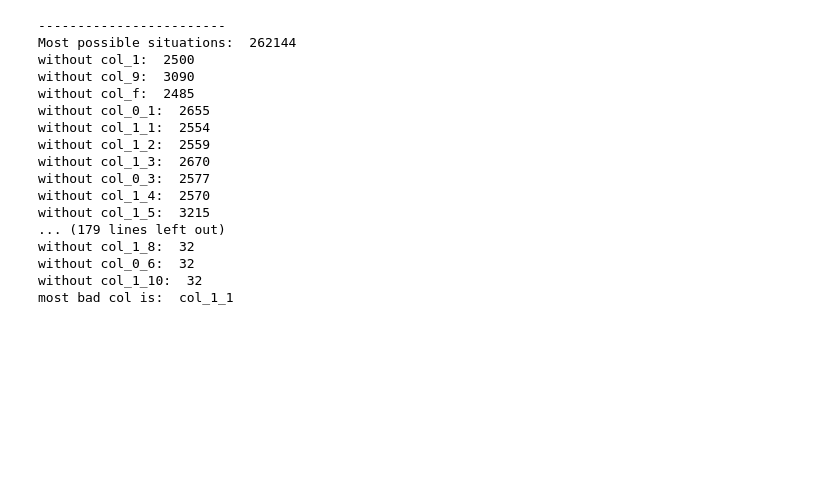
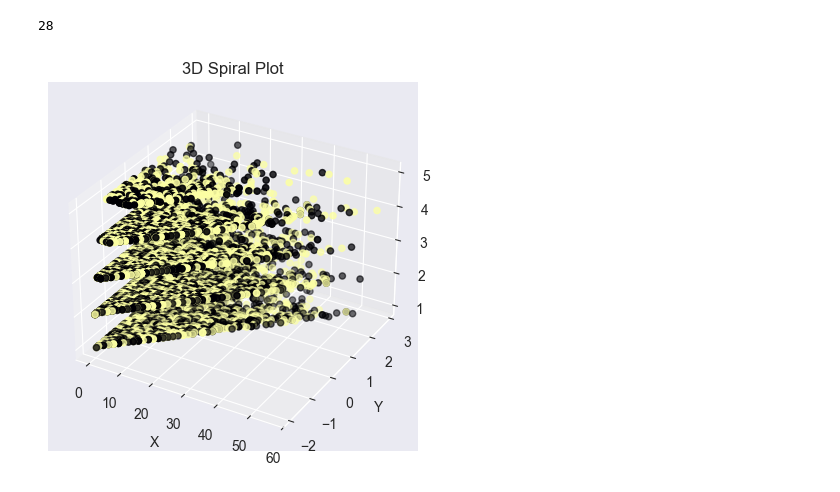
Before and after one commit to s0hei1/data_labs, a Jupyter notebook: general/0001_komari/0001_komari.ipynb, the cells around one changed output. Cells and saved outputs as stored; diff of their text form; code cells hidden in the pictures; blank space fills up the shorter version.

```diff
--- a/general/0001_komari/0001_komari.ipynb
+++ b/general/0001_komari/0001_komari.ipynb
@@ -98,0 +71,2 @@ df_corr
+# %%
+df = df.drop(columns=['col_0', 'col_3.00_1', 'col_13','col_2.00_1'])
@@ -98,0 +87,2 @@ df_corr
+# %%
+df = df.drop(columns=['col_4', 'col_6', 'col_2_2'])
@@ -98,0 +107,6 @@ df_corr
+# %%
+df = df.drop(columns=['col_2_1'])
+# %%
+len(df.columns)
+# %% [output]
+28
@@ -99 +134,16 @@ df_corr
+# %%
+from mpl_toolkits.mplot3d import Axes3D
+
+fig = plt.figure()
+ax = fig.add_subplot(111, projection='3d')
+
+ax.scatter(df['col_2'], df['col_'], df['col_7'], c = df['col_f'],cmap="inferno")
+ax.set_title("3D Spiral Plot")
+ax.set_xlabel("X")
+ax.set_ylabel("Y")
+ax.set_zlabel("Z")
+
+plt.show()
+# %% [output]
+[figure, added]
 # %%
@@ -101,42 +150,0 @@ binary_columns = [col for col in df.columns if df[col].value_counts().size == 2]
-# %%
-def _dd(cols : list):
-
-    if len(cols) == 5:
-        return None
-
-    print('------------------------')
-    print('Most possible situations: ',2**len(cols))
-
-    most_bad_rank = 0
-    for i in cols:
-        _ls = cols.copy()
-        _ls.remove(i)
-        if len(df[_ls].drop_duplicates()) > most_bad_rank:
-            most_bad_rank = len(df[_ls].drop_duplicates())
-            most_bad_col = i
-        print(f'without {i}: ' , len(df[_ls].drop_duplicates()))
-
-    print('most bad col is: ', most_bad_col)
-    __ls = cols.copy()
-    __ls.remove(most_bad_col)
-    _dd(__ls)
-
-_dd(binary_columns)
-# %% [output]
-------------------------
-Most possible situations:  262144
-without col_1:  2500
-without col_9:  3090
-without col_f:  2485
-without col_0_1:  2655
-without col_1_1:  2554
-without col_1_2:  2559
-without col_1_3:  2670
-without col_0_3:  2577
-without col_1_4:  2570
-without col_1_5:  3215
-... (179 lines left out)
-without col_1_8:  32
-without col_0_6:  32
-without col_1_10:  32
-most bad col is:  col_1_1
```
Also changed, not shown: parts of 19 cells of this notebook.
